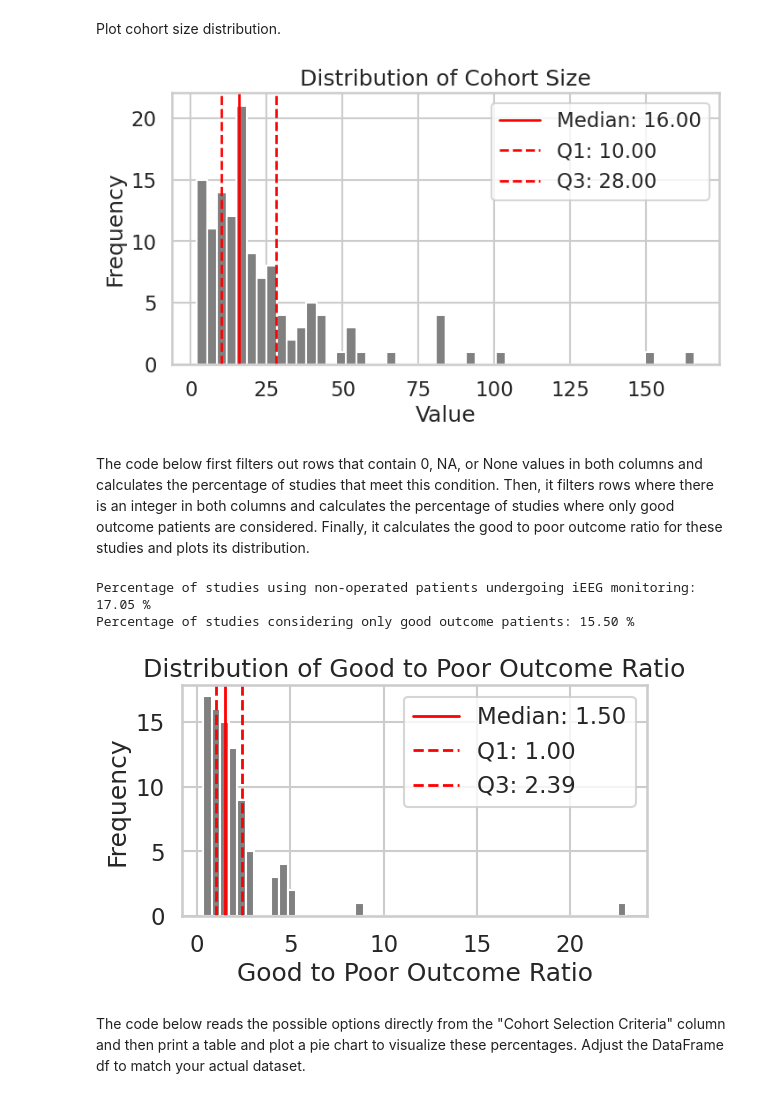
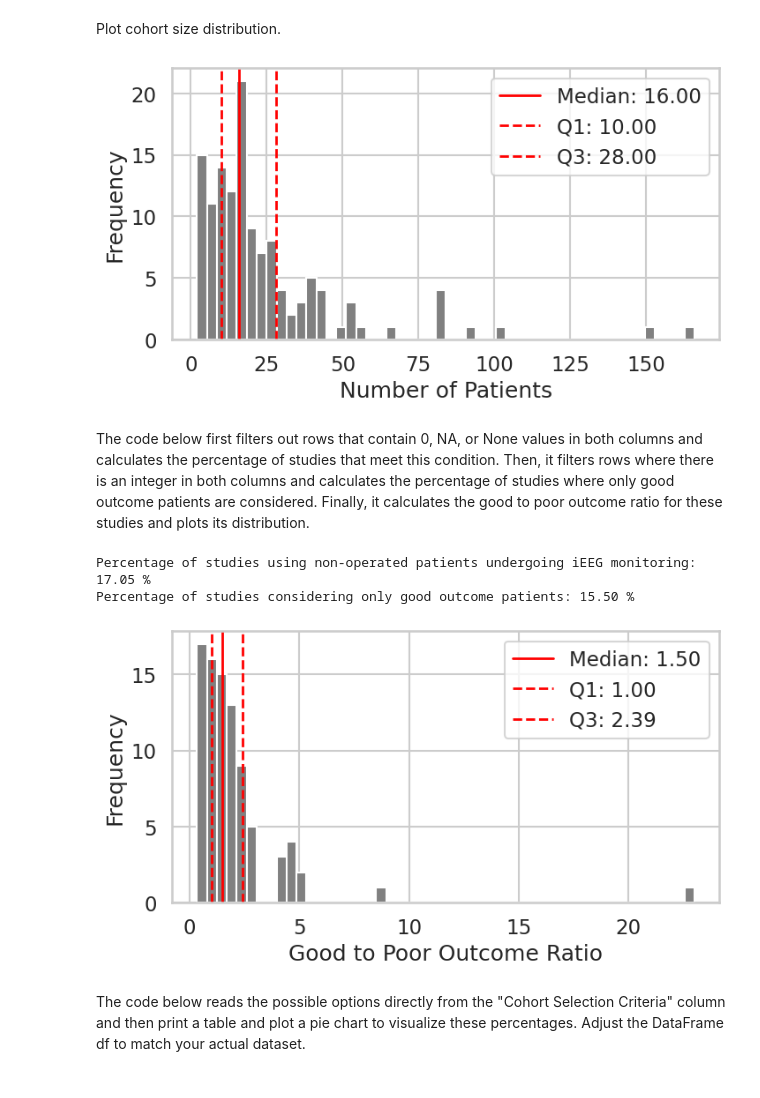
Before and after one commit to ivkarla/epigame, a Jupyter notebook: epirev/epirev_results_prelim.ipynb, the cells around one changed output. Cells and saved outputs as stored; diff of their text form; code cells hidden in the pictures.

```diff
--- a/epirev/epirev_results_prelim.ipynb
+++ b/epirev/epirev_results_prelim.ipynb
@@ -91,28 +91,27 @@ Plot cohort size distribution.
 # %%
 # Select the "Design Details" sheet from the loaded Excel data
 design_details_df = excel_data["Design Details"]
 column = "Cohort Size - Total\n[Question ID: 57634][Field ID: 93697x122082]"
 plt.figure(figsize=(8, 4))
 design_details_df[column].hist(bins=50, color='grey', edgecolor='white')
-plt.title("Distribution of Cohort Size")
-plt.xlabel("Value")
+plt.xlabel("Number of Patients")
 plt.ylabel("Frequency")
 plt.grid(True)
 
 # Calculate the median, Q1, and Q3
 median_value = design_details_df[column].median()
 Q1 = design_details_df[column].quantile(0.25)
 Q3 = design_details_df[column].quantile(0.75)
 
 # Plot the vertical lines for median, Q1, and Q3
 plt.axvline(median_value, color='red', linestyle='-', linewidth=2, label=f'Median: {median_value:.2f}')
 plt.axvline(Q1, color='red', linestyle='--', linewidth=2, label=f'Q1: {Q1:.2f}')
 plt.axvline(Q3, color='red', linestyle='--', linewidth=2, label=f'Q3: {Q3:.2f}')
 
 plt.legend()
 plt.show()
 # %% [output]
-[figure, old version]
+[figure, new version]
 # %% [markdown]
 The code below first filters out rows that contain 0, NA, or None values in both columns and calculates the percentage of studies that meet this condition. Then, it filters rows where there is an integer in both columns and calculates the percentage of studies where only good outcome patients are considered. Finally, it calculates the good to poor outcome ratio for these studies and plots its distribution.
 # %%
@@ -141,9 +140,8 @@ both_outcomes = filtered_df_integers.drop(filtered_df_good_outcome.index)
 outcome_ratios = both_outcomes["Cohort Size - Good outcomes\n[Question ID: 57634][Field ID: 93761x122146]"] / both_outcomes["Cohort Size - Poor outcomes\n[Question ID: 57634][Field ID: 93762x122147]"]
 
 # Plot the distribution of good to poor outcome ratio
-plt.figure(figsize=(6, 3))
+plt.figure(figsize=(8, 4))
 outcome_ratios.hist(bins=50, color='grey', edgecolor='white')
-plt.title("Distribution of Good to Poor Outcome Ratio")
 plt.xlabel("Good to Poor Outcome Ratio")
 plt.ylabel("Frequency")
 plt.grid(True)
@@ -163,7 +161,7 @@ plt.show()
 # %% [output]
 Percentage of studies using non-operated patients undergoing iEEG monitoring: 17.05 %
 Percentage of studies considering only good outcome patients: 15.50 %
-[figure, old version]
+[figure, new version]
 # %% [markdown]
 The code below reads the possible options directly from the "Cohort Selection Criteria" column and then print a table and plot a pie chart to visualize these percentages. Adjust the DataFrame df to match your actual dataset.
 # %%
```
Also changed, not shown: parts of 2 cells of this notebook.
